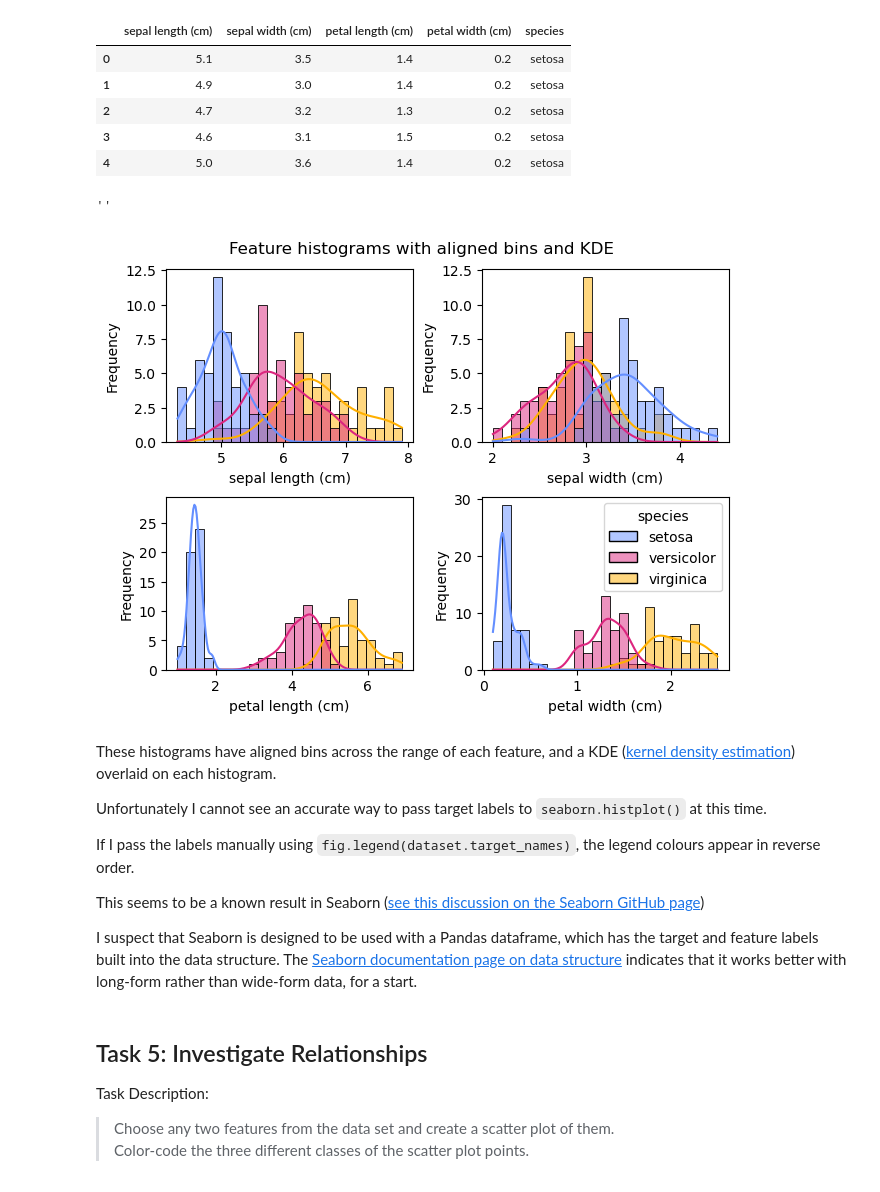
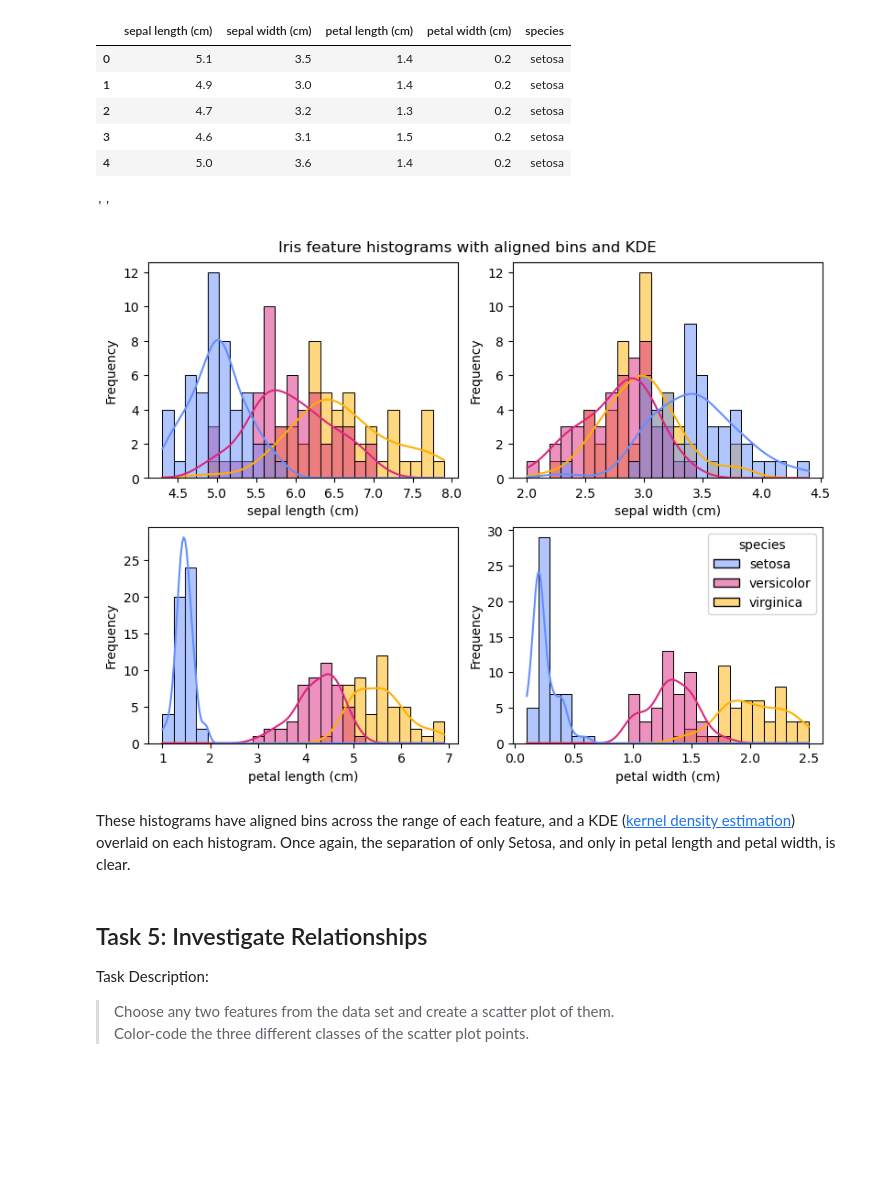
Before and after one commit to SuColl/principles_of_data_analytics, a Jupyter notebook: tasks.ipynb, the cells around one changed output. Drawn from its saved outputs; the diff is of its cells as text; code cells hidden in the pictures; blank space fills up the shorter version.

```diff
--- a/tasks.ipynb
+++ b/tasks.ipynb
@@ -248,16 +260,10 @@ petal width (cm)        1.20    0.1     2.5     0.76    1.3
 # Set up 2 x 2 subplots, set layout = constrained to keep axis labels
 # from clashing with neighbouring plots.
 # Ref: https://matplotlib.org/stable/users/explain/axes/constrainedlayout_guide.html
-fig, ax = plt.subplots(2, 2, layout = "constrained")
+fig, ax = plt.subplots(2, 2, layout = "constrained", figsize=(8, 6))
 
-# Make a list of colours so that each species of iris can be displayed
-# in a different colour.
-# Colors chosen from the IBM Design Library "color blind safe" color palette,
-# accessed through:
-# https://davidmathlogic.com/colorblind/#%23648FFF-%23DC267F-%23FFB000
+# Make list specifying colour for each target, using hex codes:
 target_colours = ["#648FFF", "#DC267F", "#FFB000"]
-
-#648FFF
 
 # For each feature, by index (i.e. feature will range from 0 to 3)
 for feature in range(0,n_features):
@@ -268,13 +274,14 @@ for feature in range(0,n_features):
     # Get name of feature
     name = dataset.feature_names[feature]
 
+    # For each species, individially, plot a histogram on this subplot
     for species in range(n_targets):
         # Plot the histogram
         plt.hist(
             dataset.data[dataset.target==species,feature],
             color = target_colours[species],
-            linewidth=0.5,
-            edgecolor="black",
+            linewidth = 1.0,
+            edgecolor = "black",
             alpha = 0.5,
             label = dataset.target_names[species]
         )
@@ -289,5 +296,6 @@ for feature in range(0,n_features):
 plt.legend()
 
 # Set overall title
-fig.suptitle("Feature histograms with independent bins")
+fig.suptitle("Iris feature histograms, plotted separately and overlaid,\n with independent bins")
+;
 # %% [output]
@@ -326,14 +425,10 @@ df_iris.head()
 | 3 | 4.6 | 3.1 | 1.5 | 0.2 | setosa |
 | 4 | 5.0 | 3.6 | 1.4 | 0.2 | setosa |
 # %%
-# Playing with alternative histograms
+# Plotting histograms with overlaid KDE
 
-# Set up 2 x 2 subplots, set layout = constrained to keep axis labels
-# from clashing with neighbouring plots.
-# Ref: https://matplotlib.org/stable/users/explain/axes/constrainedlayout_guide.html
-# plt.figure(figsize=(12, 9), dpi=80)
-fig, ax = plt.subplots(2, 2, layout = "constrained")
-
+# Set up 2 x 2 subplots, set layout = constrained
+fig, ax = plt.subplots(2, 2, layout = "constrained", figsize=(8, 6))
 
 # For each feature, by index (i.e. feature will range from 0 to 3)
 for feature in range(n_features):
@@ -341,57 +436,50 @@ for feature in range(n_features):
     # set which subplot we are working on, counting from 1
     plt.subplot(2,2,feature + 1)
 
+    # Get the name of this feature
+    name = dataset.feature_names[feature]
+
     # set number of bins
     nbins = 25
-
-    name = dataset.feature_names[feature]
 
     # Only plot the legend on the last subplot
     if feature == 3:
         plot_legend = True
     else:
         plot_legend = False
 
     # Use Seaborn to plot histograms with overlaid KDE
     # ref: https://seaborn.pydata.org/generated/seaborn.histplot.html
     # As data for all targets is called in one plot command, the histogram
     # bins are the same across all three targets
-    hist = sns.histplot(
+    sns.histplot(
         df_iris,
         x = name,
         bins = nbins,
         kde = True,
         hue = 'species',
         alpha = 0.5,
         palette = target_colours,
         edgecolor='black',
         legend=plot_legend
         )
 
     # Set the x-axis label to the feature name
     plt.xlabel(name)
 
     # Set the y-axis label represent frequency in the dataset
     plt.ylabel("Frequency")
 
-
 # Set overall title
-fig.suptitle("Feature histograms with aligned bins and KDE")
-
+fig.suptitle("Iris feature histograms with aligned bins and KDE")
 ;
 # %% [output]
 ''
-[figure, old version]
+[figure, new version]
 # %% [markdown]
 These histograms have aligned bins across the range of each feature, and a KDE ([kernel density estimation](https://en.wikipedia.org/wiki/Kernel_density_estimation)) overlaid on each histogram.
-
-Unfortunately I cannot see an accurate way to pass target labels to `seaborn.histplot()` at this time.
-
-If I pass the labels manually using `fig.legend(dataset.target_names)`, the legend colours appear in reverse order.
-
-This seems to be a known result in Seaborn ([see this discussion on the Seaborn GitHub page](https://github.com/mwaskom/seaborn/issues/3079))
-
-I suspect that Seaborn is designed to be used with a Pandas dataframe, which has the target and feature labels built into the data structure. The [Seaborn documentation page on data structure](https://seaborn.pydata.org/tutorial/data_structure.html) indicates that it works better with long-form rather than wide-form data, for a start.
+Once again, the separation of only Setosa, and only in petal length
+and petal width, is clear.
 # %% [markdown]
 ## Task 5: Investigate Relationships
 Task Description:
```
Also changed, not shown: parts of 11 cells of this notebook.
